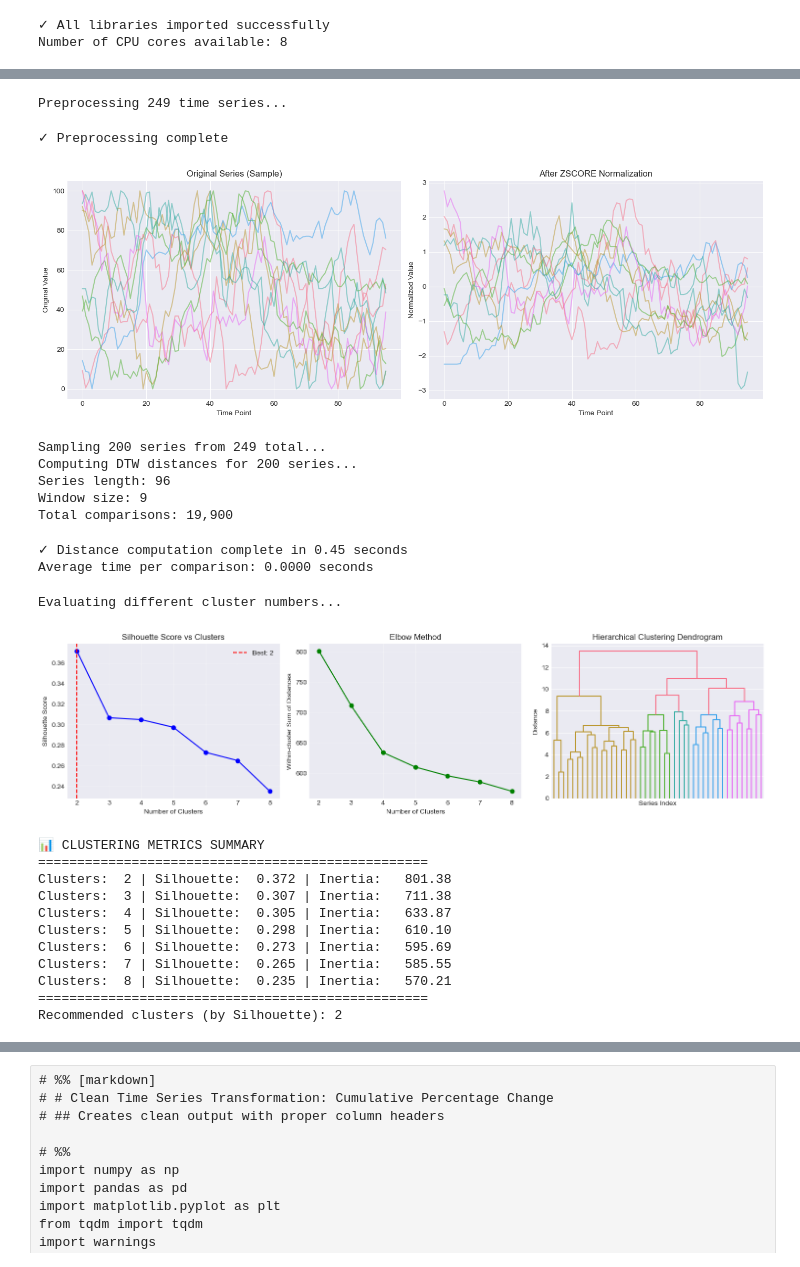
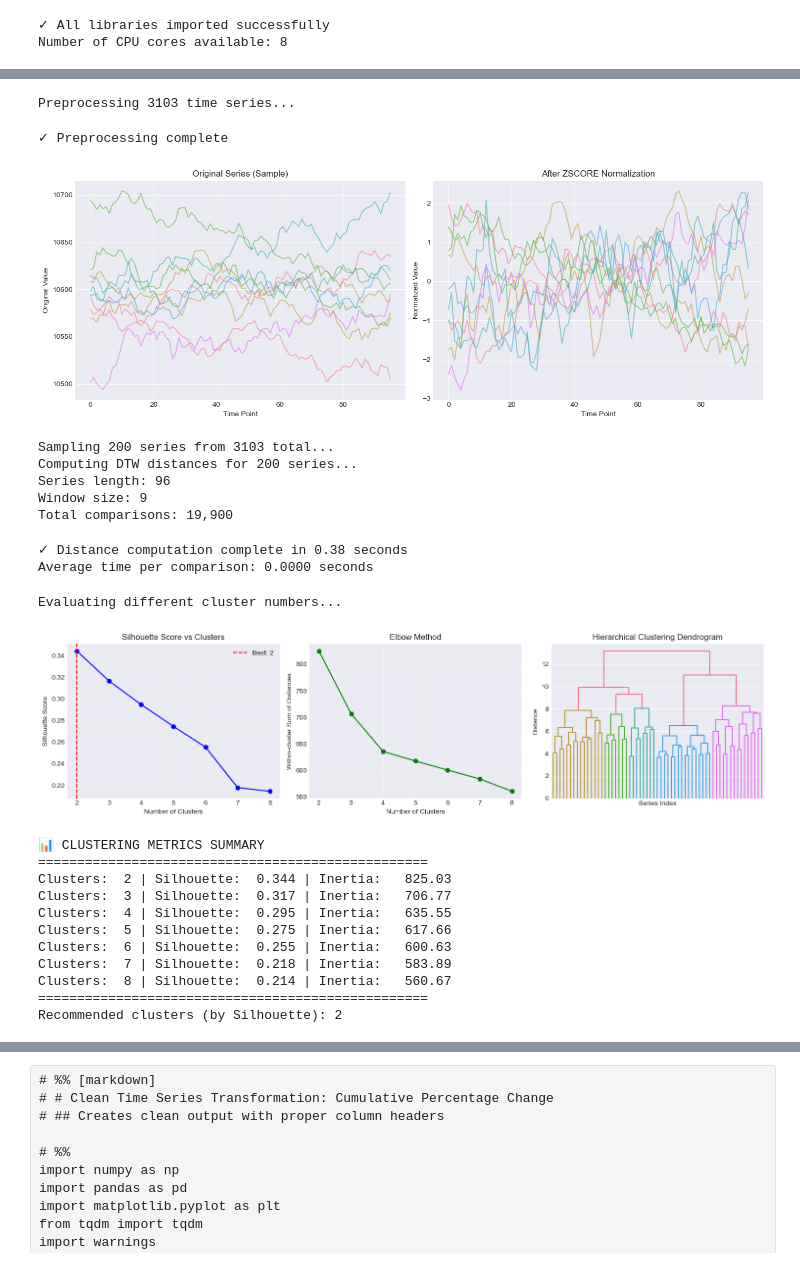
Before and after one commit to BMMUGOMBA/Time_Series, a Jupyter notebook: DTW_Clustering.ipynb, the cells around one changed output, grey strips where cells are left out. Cells and saved outputs as stored; diff of their text form; code cells hidden in the pictures.

```diff
--- a/DTW_Clustering.ipynb
+++ b/DTW_Clustering.ipynb
@@ -621,7 +621,7 @@ def load_and_explore_data(filepath):
     return df, data_array
 
 # Load your data
-filepath = "transformed_cumulative_normalized.csv"  # Change this to your file
+filepath = "DayByDay96_Volatility 10 Index.csv"  # Change this to your file
 df, data = load_and_explore_data(filepath)
 # %% [output]
 ============================================================
@@ -731,9 +731,9 @@ def preprocess_time_series(data, method='zscore', handle_outliers=True):
 # Preprocess your data
 normalized_data = preprocess_time_series(data, method='zscore', handle_outliers=True)
 # %% [output]
-Preprocessing 249 time series...
+Preprocessing 3103 time series...
 ✓ Preprocessing complete
-[figure, old version]
+[figure, new version]
 # %%
 # ## Step 5: Efficient DTW Distance Computation for Large Datasets
 # ### Using parallel processing and optimization techniques
@@ -831,18 +831,18 @@ dist_matrix = compute_dtw_matrix_parallel(
     sample_size=sample_size if len(normalized_data) > 200 else None
 )
 # %% [output]
-Sampling 200 series from 249 total...
+Sampling 200 series from 3103 total...
 Computing DTW distances for 200 series...
 Series length: 96
 Window size: 9
 Total comparisons: 19,900
-✓ Distance computation complete in 0.45 seconds
+✓ Distance computation complete in 0.38 seconds
 Average time per comparison: 0.0000 seconds
 # %%
 # ## Step 6: Optimal Number of Clusters Detection
 
 # %%
-def find_optimal_clusters(distance_matrix, max_clusters=10):
+def find_optimal_clusters(distance_matrix, max_clusters=30):
     """
     Find optimal number of clusters using multiple metrics
     """
@@ -898,43 +898,43 @@ def find_optimal_clusters(distance_matrix, max_clusters=10):
     axes[1].plot(cluster_range, inertias, 'go-')
     axes[1].set_xlabel('Number of Clusters')
     axes[1].set_ylabel('Within-cluster Sum of Distances')
     axes[1].set_title('Elbow Method')
     axes[1].grid(True, alpha=0.3)
 
     # Dendrogram
     axes[2].set_title('Hierarchical Clustering Dendrogram')
     dendrogram(linkage_matrix, ax=axes[2], no_labels=True,
               truncate_mode='level', p=5)
     axes[2].set_xlabel('Series Index')
     axes[2].set_ylabel('Distance')
 
     plt.tight_layout()
     plt.show()
 
     print(f"\n📊 CLUSTERING METRICS SUMMARY")
     print("="*50)
     for i, n in enumerate(cluster_range):
         print(f"Clusters: {n:2d} | Silhouette: {silhouette_scores[i]:6.3f} | "
               f"Inertia: {inertias[i]:8.2f}")
     print("="*50)
     print(f"Recommended clusters (by Silhouette): {best_silhouette}")
 
     return best_silhouette, linkage_matrix, silhouette_scores
 
 # Find optimal clusters
 optimal_k, linkage_mat, scores = find_optimal_clusters(dist_matrix, max_clusters=8)
 # %% [output]
 Evaluating different cluster numbers...
-[figure, old version]
+[figure, new version]
 📊 CLUSTERING METRICS SUMMARY
 ==================================================
-Clusters:  2 | Silhouette:  0.372 | Inertia:   801.38
-Clusters:  3 | Silhouette:  0.307 | Inertia:   711.38
-Clusters:  4 | Silhouette:  0.305 | Inertia:   633.87
-Clusters:  5 | Silhouette:  0.298 | Inertia:   610.10
-Clusters:  6 | Silhouette:  0.273 | Inertia:   595.69
-Clusters:  7 | Silhouette:  0.265 | Inertia:   585.55
-Clusters:  8 | Silhouette:  0.235 | Inertia:   570.21
+Clusters:  2 | Silhouette:  0.344 | Inertia:   825.03
+Clusters:  3 | Silhouette:  0.317 | Inertia:   706.77
+Clusters:  4 | Silhouette:  0.295 | Inertia:   635.55
+Clusters:  5 | Silhouette:  0.275 | Inertia:   617.66
+Clusters:  6 | Silhouette:  0.255 | Inertia:   600.63
+Clusters:  7 | Silhouette:  0.218 | Inertia:   583.89
+Clusters:  8 | Silhouette:  0.214 | Inertia:   560.67
 ==================================================
 Recommended clusters (by Silhouette): 2
 # %%
```
Also changed, not shown: parts of 6 cells of this notebook, 11 other files.
